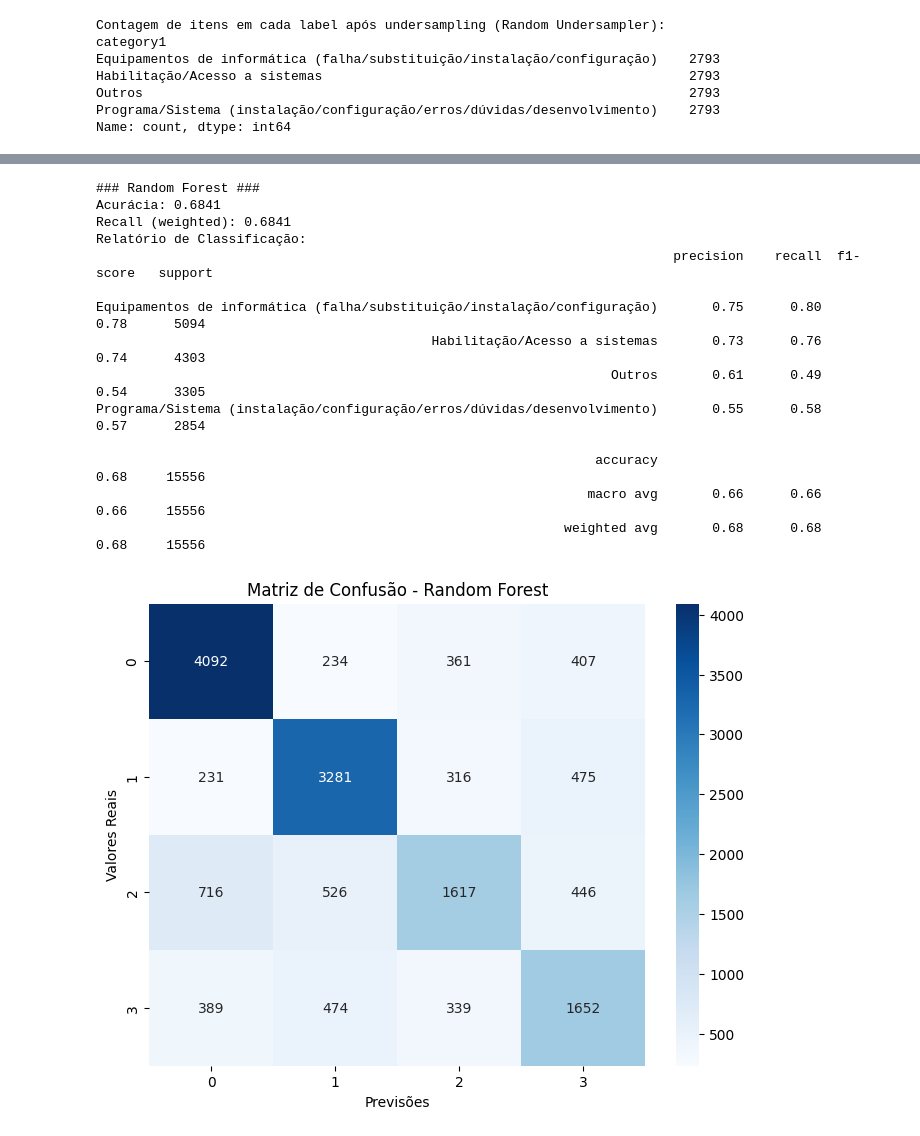
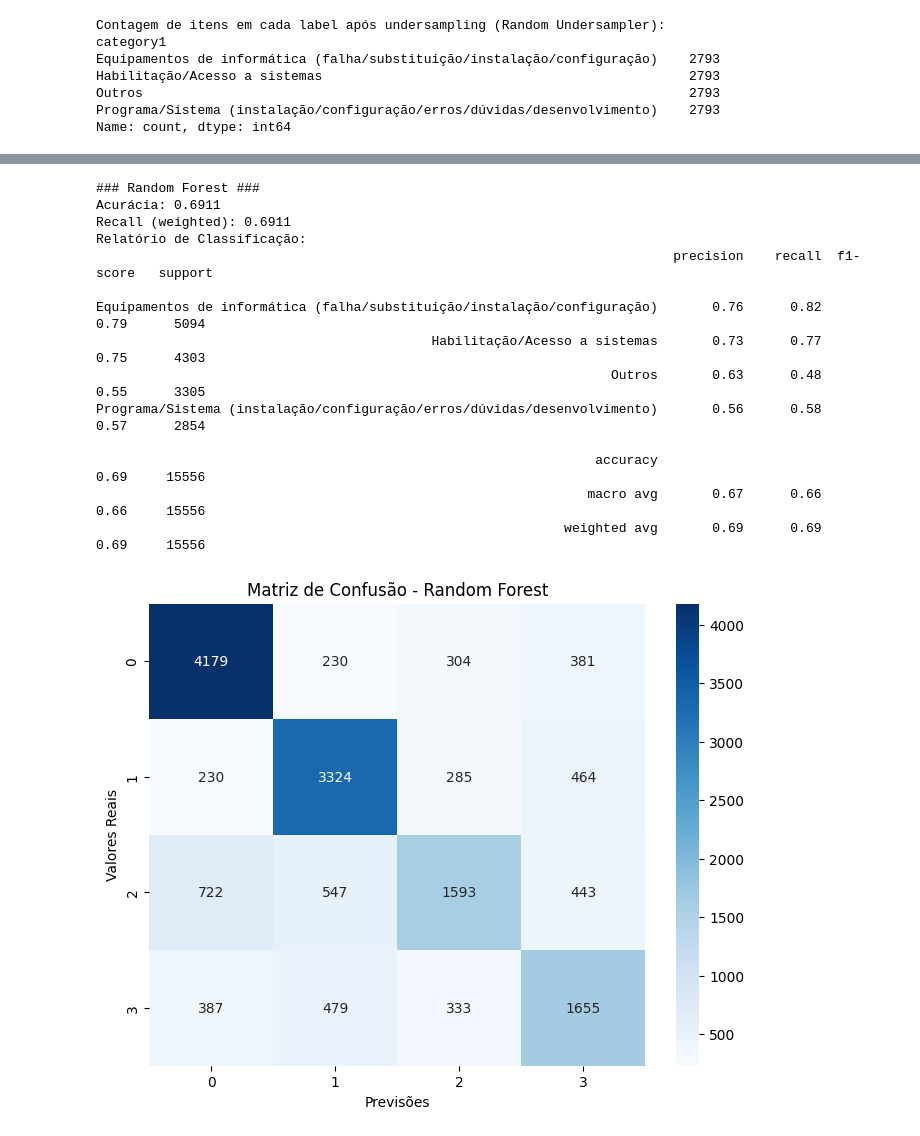
Before and after one commit to jsleocadio/IMD0188-APRENDIZADO_DE_MAQUINA, a Jupyter notebook: ml_supervised.ipynb, the cells around one changed output, grey strips where cells are left out. Cells and saved outputs as stored; diff of their text form; code cells hidden in the pictures.

Commit message:
FIX: Parar a busca do melhor hiperparametro da Random Forest caso resultado não tenha melhoras signigicativas

```diff
--- a/ml_supervised.ipynb
+++ b/ml_supervised.ipynb
@@ -466,28 +478,49 @@ knn_param_grid = {
     'weights': ['uniform', 'distance']  # Pesos uniformes ou baseados na distância
 }
 
-grid_search = GridSearchCV(knn, knn_param_grid, cv=5, scoring='accuracy')
+grid_search = GridSearchCV(knn, knn_param_grid, cv=5, scoring="accuracy", n_jobs=-1)
 grid_search.fit(X_train_resampled, y_train_resampled)
 
 knn_best_params = grid_search.best_params_
 knn_best_score = grid_search.best_score_
 
-rf = RandomForestClassifier(random_state=42)
+def grid_search_with_early_stopping(X_train, y_train, param_grid, scoring='accuracy', patiente=3, min_delta=0.001):
+    import numpy as np
+
+    best_score = -np.inf
+    no_improvement = 0
+
+    for i, n_estimators in enumerate(param_grid['n_estimators']):
+        current_param_grid = {**param_grid, 'n_estimators': [n_estimators]}
+
+        rf = RandomForestClassifier(random_state=42)
+        grid_search = GridSearchCV(rf, current_param_grid, cv=5, scoring=scoring, n_jobs=-1)
+
+        grid_search.fit(X_train, y_train)
+
+        if grid_search.best_score_ - best_score > min_delta:
+            best_score = grid_search.best_score_
+            best_params = grid_search.best_params_
+            no_improvement = 0
+        else:
+            no_improvement += 1
+
+        if no_improvement >= patiente:
+            print(f"Early stopping at iteration {i}")
+            break
+
+    return best_params, best_score
 
 rf_param_grid = {
     'n_estimators': [50, 100, 200],  # Número de árvores na floresta
     'max_depth': [None, 10, 20, 30],  # Profundidade máxima da árvore
     'min_samples_split': [2, 5, 10],  # Número mínimo de amostras para dividir um nó
     'min_samples_leaf': [1, 2, 4],  # Número mínimo de amostras em um nó folha
-    'max_features': ['auto', 'sqrt'],  # Número de recursos considerados para melhor divisão
+    'max_features': ['sqrt', 'log2', None],  # Número de recursos considerados para melhor divisão
     'bootstrap': [True, False]  # Usar ou não bootstrap
 }
 
-grid_search = GridSearchCV(rf, rf_param_grid, cv=5, scoring='accuracy', n_jobs=-1)
-grid_search.fit(X_train_resampled, y_train_resampled)
-
-rf_best_params = grid_search.best_params_
-rf_best_score = grid_search.best_score_
+rf_best_params, rf_best_score = grid_search_with_early_stopping(X_train_resampled, y_train_resampled, rf_param_grid)
 
 print("Melhores parâmetros para o KNN:", knn_best_params)
 print("Acurácia média do KNN com os melhores parâmetros:", knn_best_score)
@@ -518,13 +534,13 @@ Acurácia média do Random Forest com os melhores parâmetros: 0.763354183429877
 # %%
 # Treinar o modelo KNN
-knn = KNeighborsClassifier(n_neighbors=15, metric='cosine', weights='distance')
+knn = KNeighborsClassifier(**knn_best_params)
 knn.fit(X_train_resampled, y_train_resampled)
 
 # Avaliar o modelo KNN
 avaliar_modelo("K-Nearest Neighbors (KNN)", knn, X_val, new_labels_val)
 
 # Treinar o modelo Random Forest
-rf = RandomForestClassifier(bootstrap=False, max_depth=None, max_features='sqrt', min_samples_leaf=1, min_samples_split=2, n_estimators=200, random_state=42)
+rf = RandomForestClassifier(**rf_best_params, random_state=42)
 rf.fit(X_train_resampled, y_train_resampled)
 
 # Avaliar o modelo Random Forest
@@ -547,16 +563,16 @@ Programa/Sistema (instalação/configuração/erros/dúvidas/desenvolvimento)
 [figure]
 ### Random Forest ###
-Acurácia: 0.6841
-Recall (weighted): 0.6841
+Acurácia: 0.6911
+Recall (weighted): 0.6911
 Relatório de Classificação:
                                                                           precision    recall  f1-score   support
 
-Equipamentos de informática (falha/substituição/instalação/configuração)       0.75      0.80      0.78      5094
-                                           Habilitação/Acesso a sistemas       0.73      0.76      0.74      4303
-                                                                  Outros       0.61      0.49      0.54      3305
-Programa/Sistema (instalação/configuração/erros/dúvidas/desenvolvimento)       0.55      0.58      0.57      2854
+Equipamentos de informática (falha/substituição/instalação/configuração)       0.76      0.82      0.79      5094
+                                           Habilitação/Acesso a sistemas       0.73      0.77      0.75      4303
+                                                                  Outros       0.63      0.48      0.55      3305
+Programa/Sistema (instalação/configuração/erros/dúvidas/desenvolvimento)       0.56      0.58      0.57      2854
 
-                                                                accuracy                           0.68     15556
-                                                               macro avg       0.66      0.66      0.66     15556
-                                                            weighted avg       0.68      0.68      0.68     15556
+                                                                accuracy                           0.69     15556
+                                                               macro avg       0.67      0.66      0.66     15556
+                                                            weighted avg       0.69      0.69      0.69     15556
-[figure, old version]
+[figure, new version]
```
Also changed, not shown: parts of 10 cells of this notebook.
